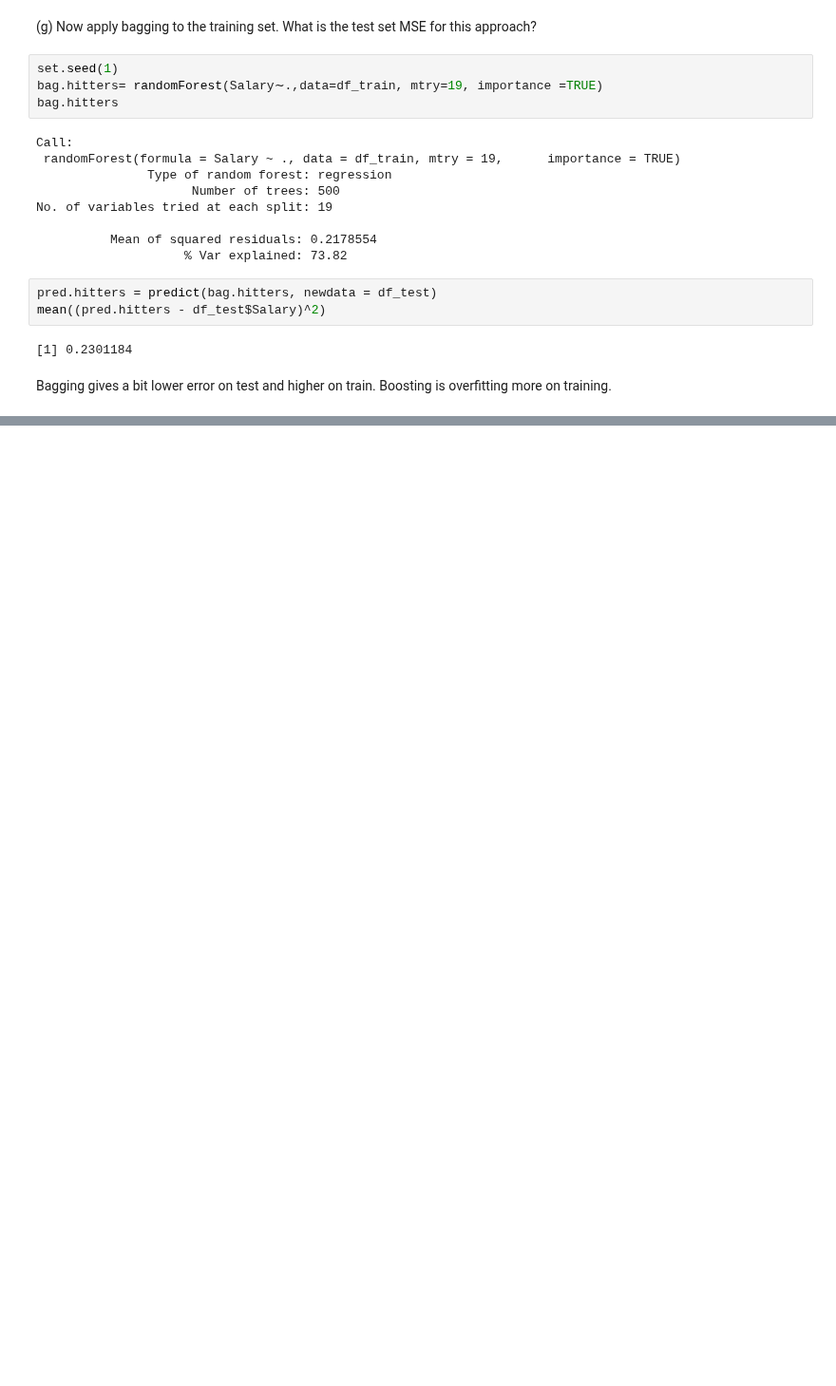
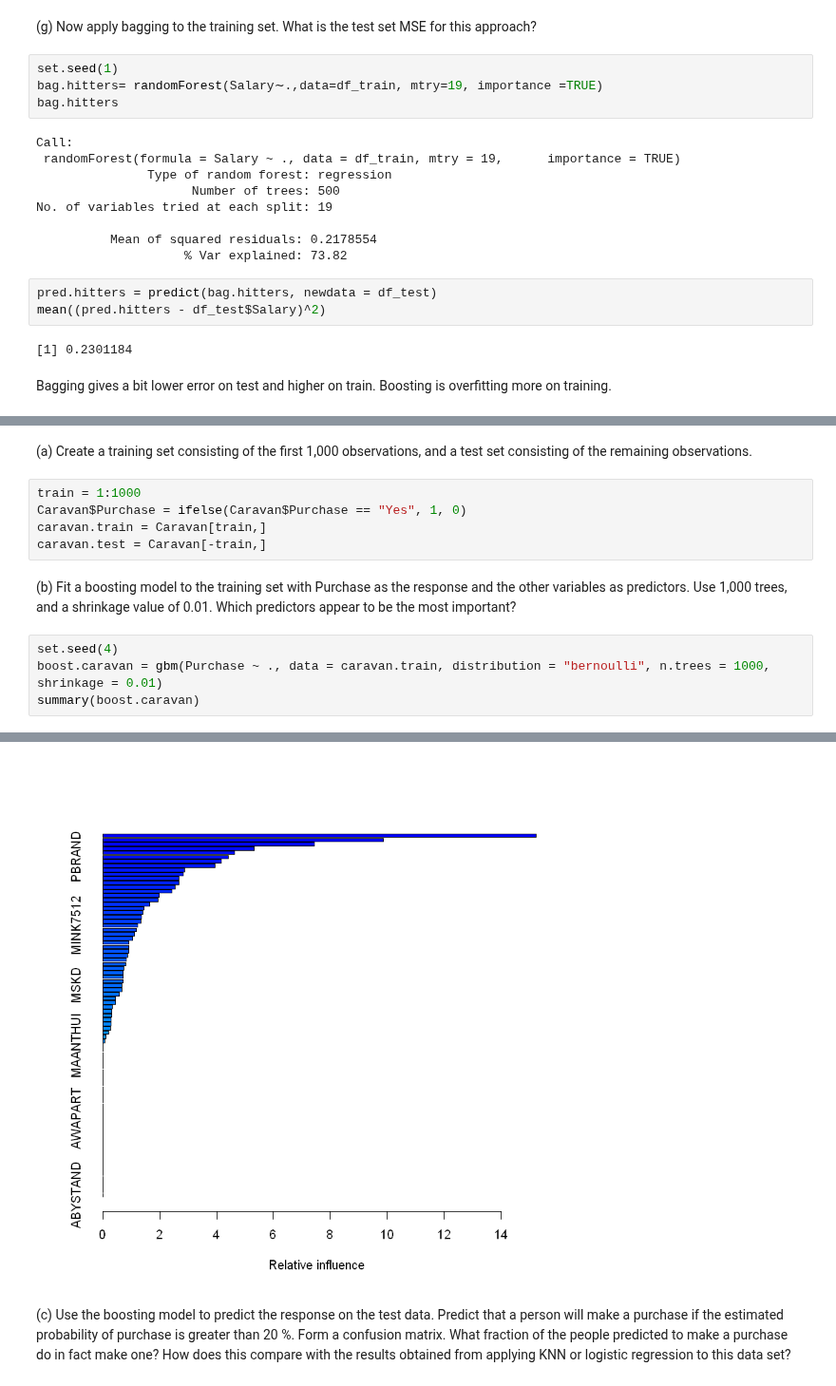
Before and after one commit to kuzn137/Statistical_problems, a Jupyter notebook: Ch8R.ipynb, the cells around one changed output, grey strips where cells are left out. Shown at 95% size. Cells and saved outputs as stored; diff of their text form; blank space fills up the shorter version.

```diff
--- a/Ch8R.ipynb
+++ b/Ch8R.ipynb
@@ -556,0 +576,18 @@ Bagging gives a bit lower error on test and higher on train. Boosting is overfit
+# %% [markdown]
+(a) Create a training set consisting of the first 1,000 observations,
+and a test set consisting of the remaining observations.
+# %%
+train = 1:1000
+Caravan$Purchase = ifelse(Caravan$Purchase == "Yes", 1, 0)
+caravan.train = Caravan[train,]
+caravan.test = Caravan[-train,]
+# %% [markdown]
+(b) Fit a boosting model to the training set with Purchase as the
+response and the other variables as predictors. Use 1,000 trees,
+and a shrinkage value of 0.01. Which predictors appear to be
+the most important?
+# %%
+set.seed(4)
+boost.caravan = gbm(Purchase ~ ., data = caravan.train, distribution = "bernoulli", n.trees = 1000, shrinkage = 0.01)
+summary(boost.caravan)
+# %% [output]
@@ -556,0 +614,7 @@ Bagging gives a bit lower error on test and higher on train. Boosting is overfit
+[figure, added]
+# %% [markdown]
+(c) Use the boosting model to predict the response on the test data.
+Predict that a person will make a purchase if the estimated probability of purchase is greater than 20 %. Form a confusion matrix. What fraction of the people predicted to make a purchase
+do in fact make one? How does this compare with the results
+obtained from applying KNN or logistic regression to this data
+set?
```
Also changed, not shown: parts of 11 cells of this notebook.
